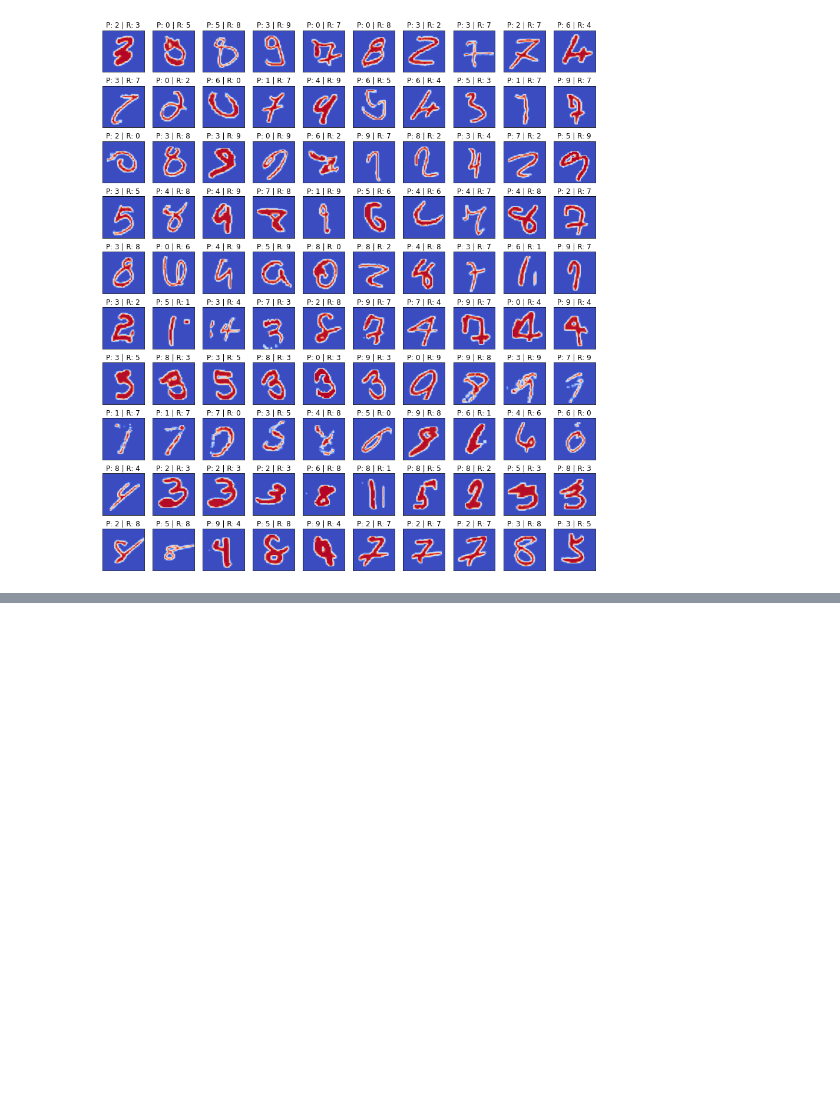
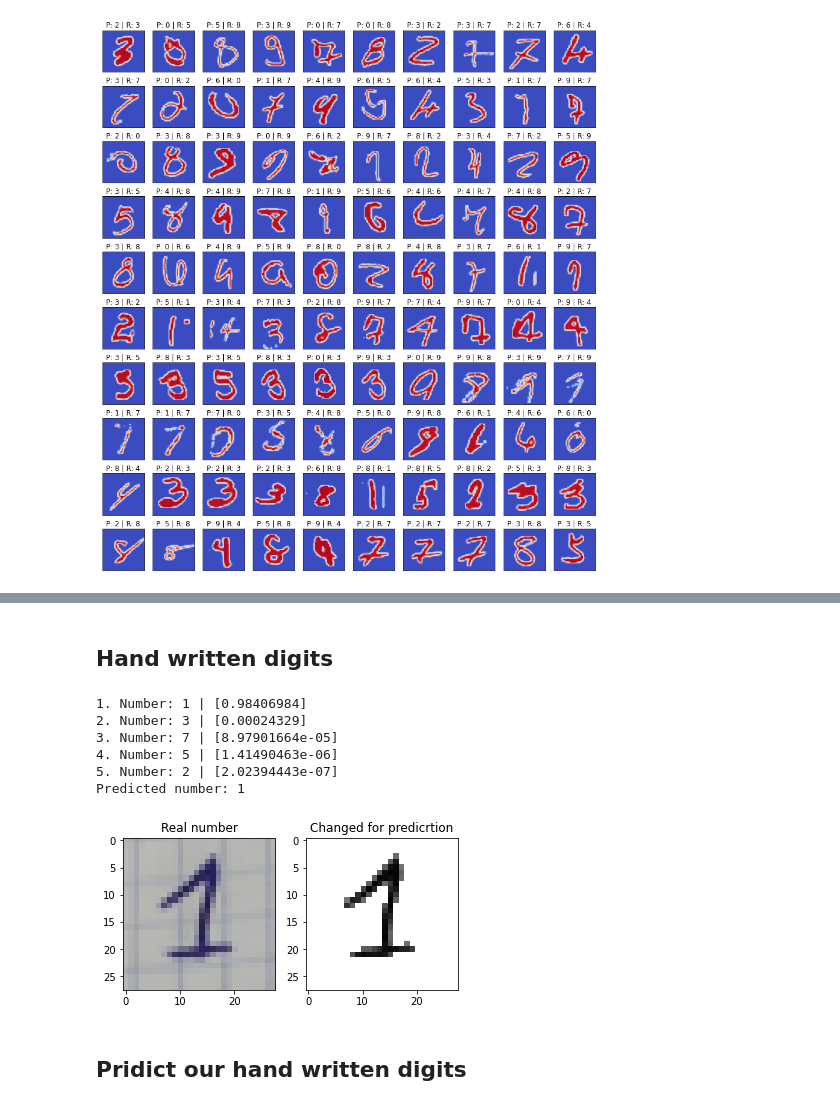
Before and after one commit to kremenevskiy/NeuralNetwork, a Jupyter notebook: NNetwork/neural_net.ipynb, the cells around one changed output, grey strips where cells are left out. Cells and saved outputs as stored; diff of their text form; code cells hidden in the pictures; blank space fills up the shorter version.

Commit message:
add: recognizing handwritten digits from myself

```diff
--- a/NNetwork/neural_net.ipynb
+++ b/NNetwork/neural_net.ipynb
@@ -187,0 +243,12 @@ plt.show()
+# %% [markdown]
+## Hand written digits
+# %%
+predict_image('hand-1.png', net, hard=120)
+# %% [output]
+1. Number: 1 | [0.98406984]
+2. Number: 3 | [0.00024329]
+3. Number: 7 | [8.97901664e-05]
+4. Number: 5 | [1.41490463e-06]
+5. Number: 2 | [2.02394443e-07]
+Predicted number: 1
+[figure, added]
@@ -187,0 +296,2 @@ plt.show()
+# %% [markdown]
+## Pridict our hand written digits
```
Also changed, not shown: parts of 16 cells of this notebook.
